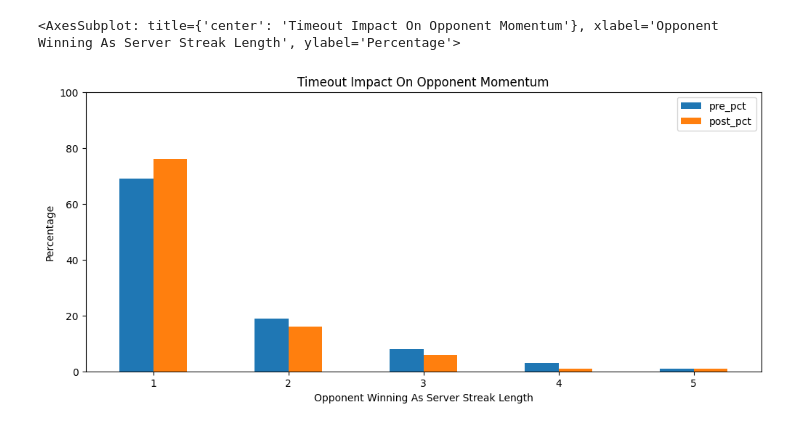
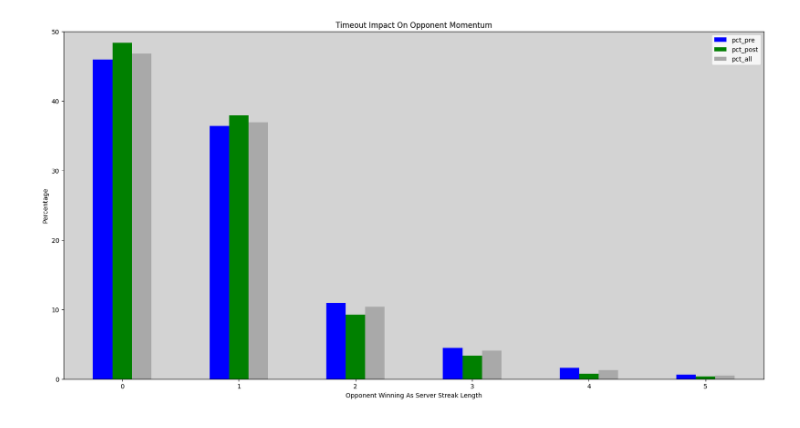
Before and after one commit to conner-mcnicholas/Pickleball_Timeout_Analysis, a Jupyter notebook: src/serve_winstreak_distribution.ipynb, the cells around one changed output. Saved outputs shown, nothing was run; the diff lists cells and outputs as text; code cells hidden in the pictures.

Commit message:
streak fone

```diff
--- a/src/serve_winstreak_distribution.ipynb
+++ b/src/serve_winstreak_distribution.ipynb
@@ -205,0 +253,7 @@ df_pcts_post = pd.DataFrame(pcts_post,columns=['streak','post_pct'])
+# %%
+print(f'frequencies of streak lengths:\n')
+df_counts_pre = pd.DataFrame(dist_pre,columns=['streak','counts_pre'])
+df_counts_post = pd.DataFrame(dist_post,columns=['streak','counts_post'])
+df_counts_prepost = pd.concat([df_counts_pre,df_counts_post[['counts_post']]],axis=1)
+df_counts_prepost['counts_total']=df_counts_prepost.counts_pre+df_counts_prepost.counts_post
+df_counts_prepost
@@ -206,4 +269,14 @@ df_pcts_post = pd.DataFrame(pcts_post,columns=['streak','post_pct'])
+# %%
+#tuples of streak length frequencies percentages
+pcts_pre = streakpct(dist_pre)
+pcts_post = streakpct(dist_post)
 # %%
-df_streak_prepost = pd.concat([df_pcts_pre,df_pcts_post[['post_pct']]],axis=1)
-df_streak_prepost
+print(f'percentages of streak lengths:\n')
+df_pcts_pre = pd.DataFrame(pcts_pre,columns=['streak','pct_pre'])
+df_pcts_post = pd.DataFrame(pcts_post,columns=['streak','pct_post'])
+df_pcts_prepost = pd.concat([df_pcts_pre,df_pcts_post[['pct_post']]],axis=1)
+totcount = sum(df_counts_prepost.counts_total)
+pcts_total = [round(100*x/totcount,2) for x in df_counts_prepost.counts_total]
+df_pcts_prepost['pct_all']=pcts_total
+df_pcts_prepost
 # %% [output]
@@ -216,6 +290,0 @@ df_streak_prepost
-# %%
-%matplotlib inline
-dpre = [int(x) for x in (full_counts_pre)]
-plt.rcParams.update({'figure.figsize':(12,5), 'figure.dpi':100})
-plt.hist(dpre, bins=5)
-plt.gca().set(title='Frequency Histogram', xlabel = 'serve win streak distribution (pre timeout)', ylabel='Frequency');
@@ -245,5 +291,8 @@ plt.show()
 # %%
-df_streak_prepost.plot(x="streak",y=["pre_pct","post_pct"],kind="bar",ylim=(0,100),rot=0,title="Timeout Impact On Opponent Momentum", xlabel="Opponent Winning As Server Streak Length",ylabel="Percentage")
+ax = df_pcts_prepost.plot(x="streak",y=["pct_pre","pct_post","pct_all"],figsize=(20, 10), \
+                     kind="bar",color={"pct_pre": "blue", "pct_post": "green","pct_all":"darkgrey"}, \
+                                       ylim=(0,50),rot=0,title="Timeout Impact On Opponent Momentum", \
+                                       xlabel="Opponent Winning As Server Streak Length",ylabel="Percentage")
+ax.set_facecolor('lightgrey')
 # %% [output]
-<AxesSubplot: title={'center': 'Timeout Impact On Opponent Momentum'}, xlabel='Opponent Winning As Server Streak Length', ylabel='Percentage'>
-[figure, old version]
+[figure, new version]
```
Also changed, not shown: parts of 21 cells of this notebook, 5 other files.
